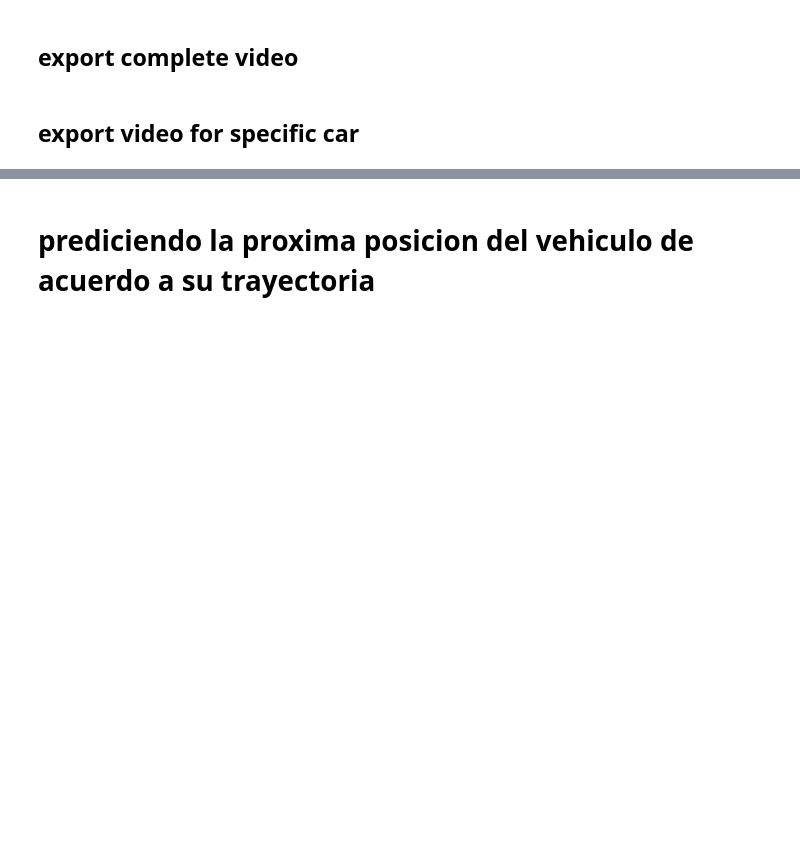
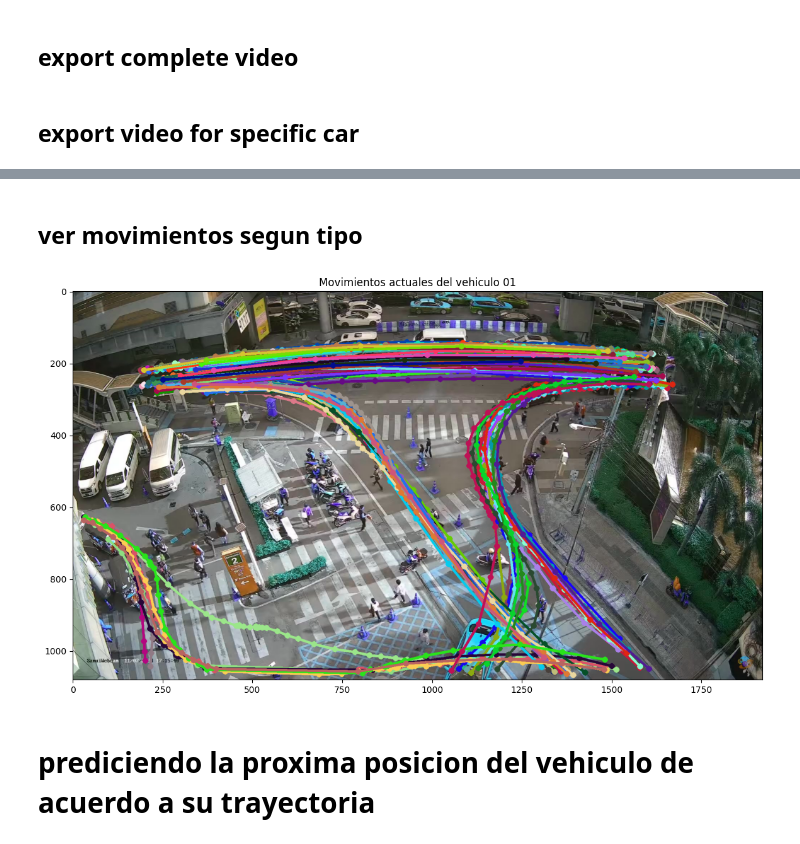
Before and after one commit to wisrovi/jupyter_pt, a Jupyter notebook: tf/conduccion_anomala.ipynb, the cells around one changed output, grey strips where cells are left out. Cells and saved outputs as stored; diff of their text form; code cells hidden in the pictures; blank space fills up the shorter version.

```diff
--- a/tf/conduccion_anomala.ipynb
+++ b/tf/conduccion_anomala.ipynb
@@ -152,7 +267,7 @@ height,width,layers=all_images[1].shape
 # %%
 fourcc = cv2.VideoWriter_fourcc(*'mp4v')
 # %%
-video = cv2.VideoWriter("/serverstorage/output.avi", fourcc, 1, (width,height))
+video = cv2.VideoWriter(f"/serverstorage/{DATASET}.avi", fourcc, 1, (width,height))
 
 for i, image in enumerate(all_images):
     video.write(image)
@@ -196,0 +297,2 @@ video.release()
+# %% [markdown]
+## ver movimientos segun tipo
@@ -196,0 +344,41 @@ video.release()
+# %%
+fondo = "/serverstorage/2023-03-24 10-02-19/2023-03-24 10-02-19 001.jpg"
+fondo = "/serverstorage/Tailandia/Tailandia 001.jpg"
+#fondo = "/serverstorage/Cibeles/2023-07-11 12-38-25 034.jpg"
+fondo = cv2.imread(fondo)
+#fondo = 255*np.ones([height, width, 3], np.uint8)
+
+radius = 5
+thickness = 5
+
+type_vehicle_graph = "01"
+
+for name_car in all_names:
+
+    color = random_color()
+
+    # order centers by coordinates
+    coordinates_noOrder = [ id["center"] for id in vehicles[name_car] ]
+    type_vehicle = [ id["type_vehicle"] for id in vehicles[name_car] ]
+    # order first position 1 and after by postiion 0
+    coordinates = sorted(coordinates_noOrder , key=lambda k: [k[1], k[0]])
+    coordinates = coordinates_noOrder
+
+    for i, coordinate in enumerate(coordinates):
+        if type_vehicle[i] == type_vehicle_graph:
+            fondo = cv2.circle(fondo, coordinate, radius, color, thickness)
+
+    for i, coordinate in enumerate(coordinates[:-1]):
+        # print(feature["frame_id"], vehicles[name_car][i+1]["frame_id"])
+        if type_vehicle[i] == type_vehicle_graph:
+            desde = coordinate
+            hasta = coordinates[i+1]
+            fondo = cv2.line(fondo, desde, hasta , color, thickness )
+
+
+plt.figure(figsize=(20,8))
+plt.title(f'Movimientos actuales del vehiculo {type_vehicle_graph}')
+plt.imshow(fondo)
+plt.show()
+# %% [output]
+[figure, added]
```
Also changed, not shown: parts of 63 cells of this notebook, 42 other files.
